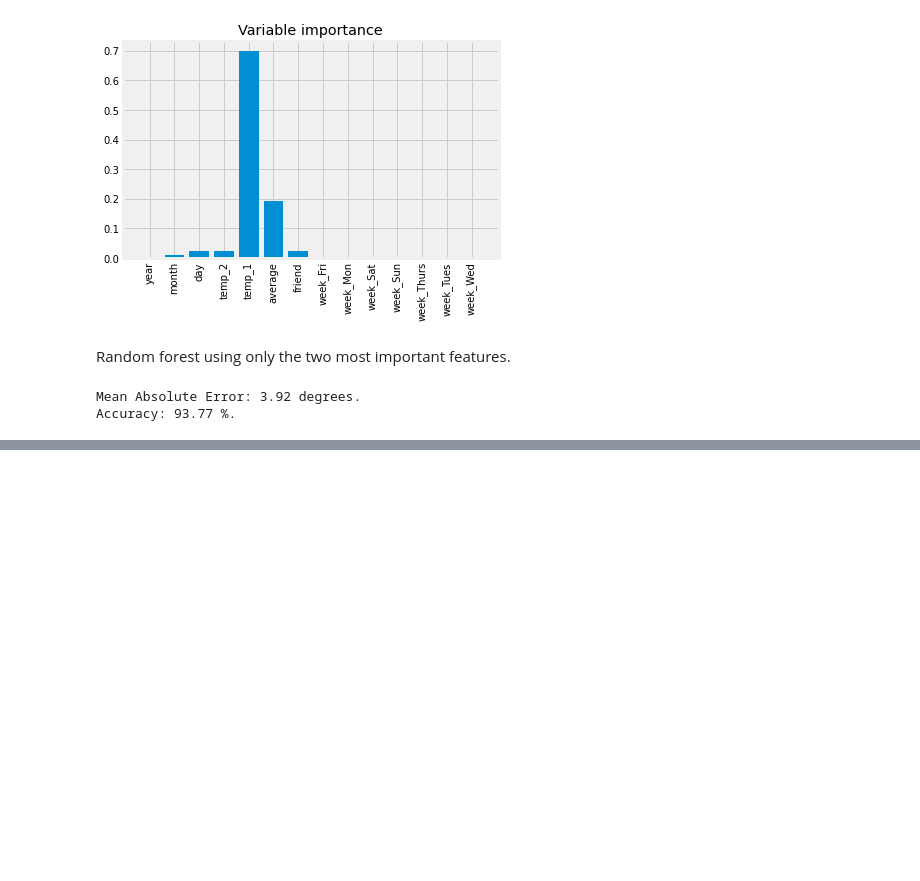
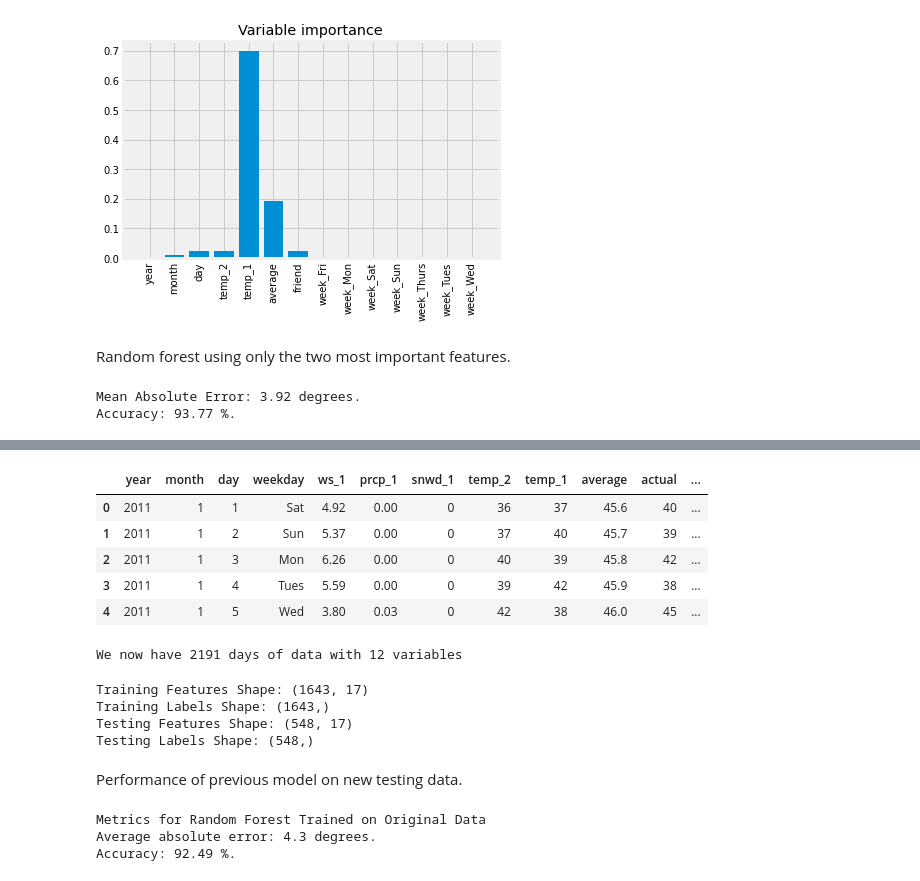
Before and after one commit to davetang/learning_python, a Jupyter notebook: notebook/random_forest.ipynb, the cells around one changed output, grey strips where cells are left out. Drawn from its saved outputs; the diff is of its cells as text; code cells hidden in the pictures; blank space fills up the shorter version.

Commit message:
Model improvement

```diff
--- a/notebook/random_forest.ipynb
+++ b/notebook/random_forest.ipynb
@@ -174,0 +183,16 @@ Accuracy: 93.77 %.
+# %%
+import pandas as pd
+
+features_raw = pd.read_csv("../data/random_forest_explained/data/temps_extended.csv")
+features_raw.head(5)
+# %% [output]
+|  | year | month | day | weekday | ws_1 | prcp_1 | snwd_1 | temp_2 | temp_1 | average | actual | ... |
+| 0 | 2011 | 1 | 1 | Sat | 4.92 | 0.00 | 0 | 36 | 37 | 45.6 | 40 | ... |
+| 1 | 2011 | 1 | 2 | Sun | 5.37 | 0.00 | 0 | 37 | 40 | 45.7 | 39 | ... |
+| 2 | 2011 | 1 | 3 | Mon | 6.26 | 0.00 | 0 | 40 | 39 | 45.8 | 42 | ... |
+| 3 | 2011 | 1 | 4 | Tues | 5.59 | 0.00 | 0 | 39 | 42 | 45.9 | 38 | ... |
+| 4 | 2011 | 1 | 5 | Wed | 3.80 | 0.03 | 0 | 42 | 38 | 46.0 | 45 | ... |
+# %%
+print('We now have {} days of data with {} variables'.format(*features_raw.shape))
+# %% [output]
+We now have 2191 days of data with 12 variables
@@ -174,0 +211,26 @@ Accuracy: 93.77 %.
+# %%
+print('Training Features Shape:', train_features.shape)
+print('Training Labels Shape:', train_labels.shape)
+print('Testing Features Shape:', test_features.shape)
+print('Testing Labels Shape:', test_labels.shape)
+# %% [output]
+Training Features Shape: (1643, 17)
+Training Labels Shape: (1643,)
+Testing Features Shape: (548, 17)
+Testing Labels Shape: (548,)
+# %% [markdown]
+Performance of previous model on new testing data.
+# %%
+original_feature_indices = [feature_list.index(feature) for feature in feature_list if feature not in ['ws_1', 'prcp_1', 'snwd_1']]
+original_test_features = test_features[:, original_feature_indices]
+predictions = rf.predict(original_test_features)
+errors = abs(predictions - test_labels)
+print('Metrics for Random Forest Trained on Original Data')
+print('Average absolute error:', round(np.mean(errors), 2), 'degrees.')
+baseline_mape = 100 * (errors / test_labels)
+accuracy = 100 - np.mean(baseline_mape)
+print('Accuracy:', round(accuracy, 2), '%.')
+# %% [output]
+Metrics for Random Forest Trained on Original Data
+Average absolute error: 4.3 degrees.
+Accuracy: 92.49 %.
```
Also changed, not shown: parts of 20 cells of this notebook.
